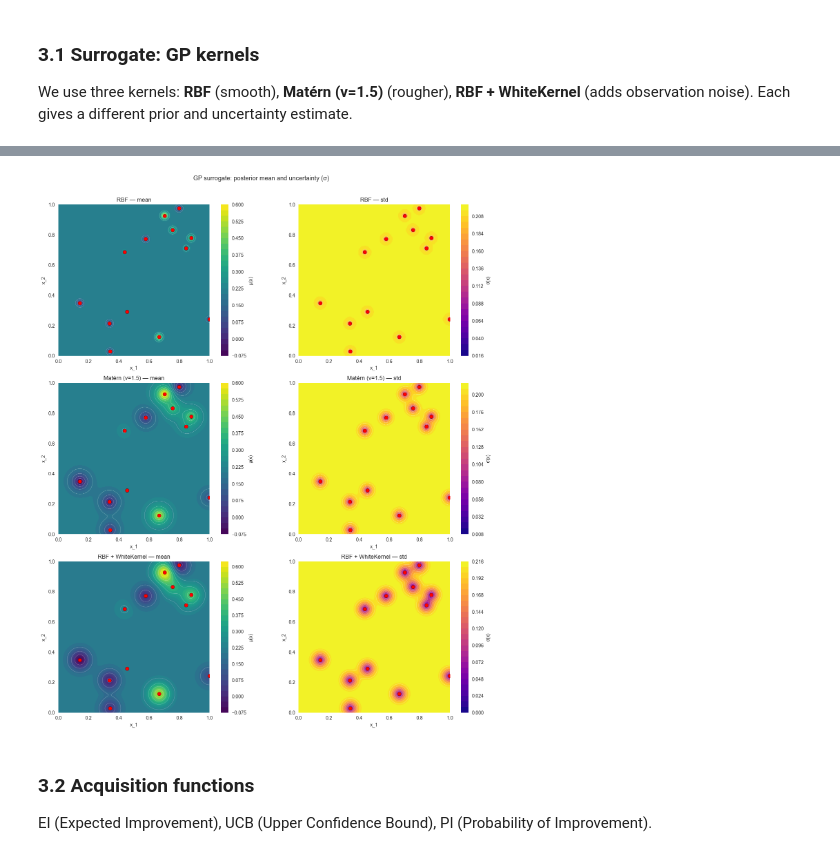
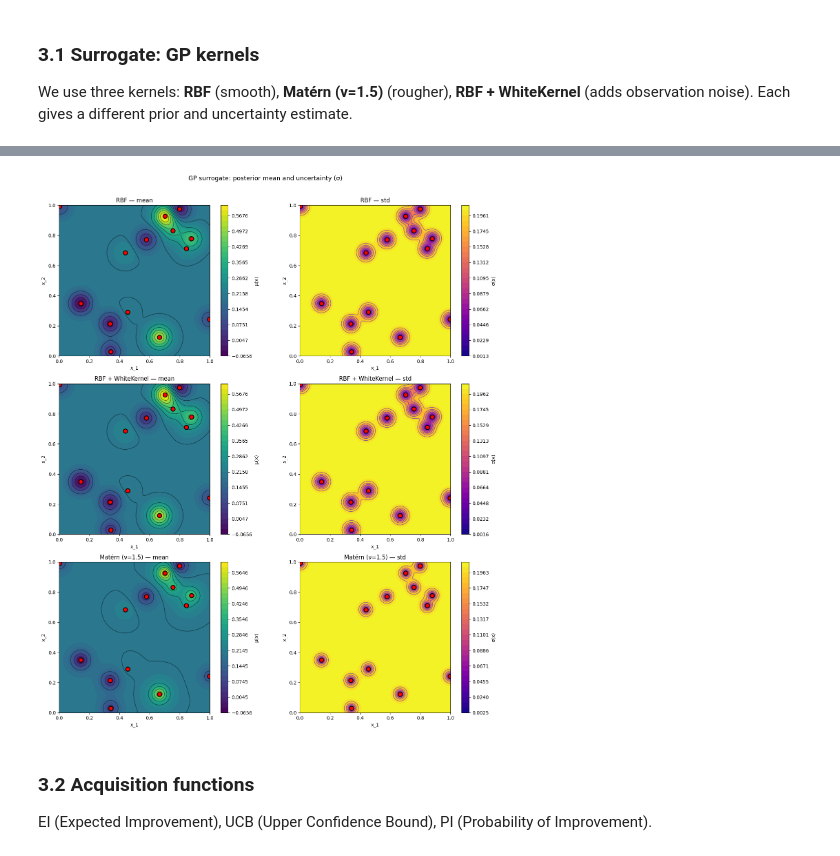
Before and after one commit to karefyllidis/black-box-optimization, a Jupyter notebook: notebooks/function_2_Mystery-ML-Model.ipynb, the cells around one changed output, grey strips where cells are left out. Cells and saved outputs as stored; diff of their text form; code cells hidden in the pictures.

```diff
--- a/notebooks/function_2_Mystery-ML-Model.ipynb
+++ b/notebooks/function_2_Mystery-ML-Model.ipynb
@@ -22,7 +22,6 @@ from pathlib import Path
 from scipy.stats import norm
 import matplotlib.pyplot as plt
 from matplotlib import cm
-plt.style.use("seaborn-v0_8")
 
 # ==== Project path + internal utilities ====
 repo_root = Path.cwd() if (Path.cwd() / "src").exists() else Path.cwd().parent
@@ -223,15 +245,19 @@ We use three kernels: **RBF** (smooth), **Matérn (ν=1.5)** (rougher), **RBF +
 # %%
 # ==== Build and fit three GP kernels on (X, y) ====
 # RBF: smooth isotropic  |  Matern: rougher  |  RBF+White: with explicit noise
-kernel_RBF       = ConstantKernel(CONSTANT_KERNEL_SCALE) * RBF(length_scale=LENGTH_SCALE, length_scale_bounds=(1e-3, 100))
-kernel_Matern    = ConstantKernel(CONSTANT_KERNEL_SCALE) * Matern(length_scale=LENGTH_SCALE, nu=MATERN_NU, length_scale_bounds=(1e-3, 100))
-kernel_RBF_noise = ConstantKernel(CONSTANT_KERNEL_SCALE) * RBF(length_scale=LENGTH_SCALE, length_scale_bounds=(1e-3, 100)) + WhiteKernel(noise_level=WHITE_NOISE_LEVEL)
+# OPTIMIZE_KERNEL=False → fixed hyperparameters (optimizer=None); True → MLE with 5 restarts.
+_gp_optimizer = None if not OPTIMIZE_KERNEL else 'fmin_l_bfgs_b'
+_gp_n_restarts = N_RESTARTS_KERNEL if OPTIMIZE_KERNEL else 0
+kernel_RBF       = ConstantKernel(CONSTANT_KERNEL_SCALE, constant_value_bounds=CONSTANT_SCALE_BOUNDS) * RBF(length_scale=LENGTH_SCALE, length_scale_bounds=LENGTH_SCALE_BOUNDS)
+kernel_Matern    = ConstantKernel(CONSTANT_KERNEL_SCALE, constant_value_bounds=CONSTANT_SCALE_BOUNDS) * Matern(length_scale=LENGTH_SCALE, nu=MATERN_NU, length_scale_bounds=LENGTH_SCALE_BOUNDS)
+kernel_RBF_noise = ConstantKernel(CONSTANT_KERNEL_SCALE, constant_value_bounds=CONSTANT_SCALE_BOUNDS) * RBF(length_scale=LENGTH_SCALE, length_scale_bounds=LENGTH_SCALE_BOUNDS) + WhiteKernel(noise_level=WHITE_NOISE_LEVEL, noise_level_bounds=WHITE_NOISE_BOUNDS)
 
-gp_RBF       = GaussianProcessRegressor(kernel=kernel_RBF,       alpha=GP_ALPHA, n_restarts_optimizer=5, normalize_y=True)
-gp_Matern    = GaussianProcessRegressor(kernel=kernel_Matern,    alpha=GP_ALPHA, n_restarts_optimizer=5, normalize_y=True)
-gp_RBF_noise = GaussianProcessRegressor(kernel=kernel_RBF_noise, alpha=GP_ALPHA, n_restarts_optimizer=5, normalize_y=True)
+gp_RBF       = GaussianProcessRegressor(kernel=kernel_RBF,       alpha=GP_ALPHA, optimizer=_gp_optimizer, n_restarts_optimizer=_gp_n_restarts, normalize_y=True)
+gp_Matern    = GaussianProcessRegressor(kernel=kernel_Matern,    alpha=GP_ALPHA, optimizer=_gp_optimizer, n_restarts_optimizer=_gp_n_restarts, normalize_y=True)
+gp_RBF_noise = GaussianProcessRegressor(kernel=kernel_RBF_noise, alpha=GP_ALPHA, optimizer=_gp_optimizer, n_restarts_optimizer=_gp_n_restarts, normalize_y=True)
 
 gp_RBF.fit(X, y); gp_Matern.fit(X, y); gp_RBF_noise.fit(X, y)
+print(f"Kernel hyperparameters: {'optimized (MLE)' if OPTIMIZE_KERNEL else 'fixed (no optimization)'}")
 
 # Posterior μ and σ on the visualization grid (reshaped for contour plots)
 mu_gp_RBF,       sigma_gp_RBF       = gp_RBF.predict(grid_pts,        return_std=True)
@@ -288,45 +370,52 @@ Auto-selected kernel: RBF + WhiteKernel
 # GP posterior: mean (left) and std (right) for each kernel — shared colour scale per column
 kernels_info = [
     (mu_gp_RBF,       sigma_gp_RBF,       "RBF"),
+    (mu_gp_RBF_noise, sigma_gp_RBF_noise, "RBF + WhiteKernel"),
     (mu_gp_Matern,    sigma_gp_Matern,    "Matérn (ν=1.5)"),
-    (mu_gp_RBF_noise, sigma_gp_RBF_noise, "RBF + WhiteKernel"),
 ]
 
 fig, axes = plt.subplots(3, 2, figsize=(14, 16))
 for i, (mu, sig, name) in enumerate(kernels_info):
     ax_mu, ax_sig = axes[i, 0], axes[i, 1]
+    # Data-driven levels so small variation is visible (avoids single-colour when RBF is nearly flat)
+    _mu_min, _mu_max = np.nanmin(mu), np.nanmax(mu)
+    _sig_min, _sig_max = np.nanmin(sig), np.nanmax(sig)
+    if _mu_max <= _mu_min: _mu_max = _mu_min + 1e-10
+    if _sig_max <= _sig_min: _sig_max = _sig_min + 1e-10
+    levels_mu = np.linspace(_mu_min, _mu_max, CONTOURF_LEVELS)
+    levels_sig = np.linspace(_sig_min, _sig_max, CONTOURF_LEVELS)
 
     # Mean panel
-    cf1 = ax_mu.contourf(X1g, X2g, mu, levels=30, cmap="viridis")
-    ax_mu.contour(X1g, X2g, mu, levels=10, colors="white", linewidths=0.4, alpha=0.5)
+    cf1 = ax_mu.contourf(X1g, X2g, mu, levels=levels_mu, cmap="viridis")
+    ax_mu.contour(X1g, X2g, mu, levels=np.linspace(_mu_min, _mu_max, CONTOUR_LINE_LEVELS), colors="k", linewidths=CONTOUR_LINEWIDTH, alpha=CONTOUR_ALPHA, linestyles=CONTOUR_LINESTYLE)
     plt.colorbar(cf1, ax=ax_mu).set_label("μ(x)", fontsize=10)
-    ax_mu.scatter(X[:, 0], X[:, 1], c="red", s=60, edgecolors="k", zorder=5)
+    ax_mu.scatter(X[:, 0], X[:, 1], c="red", s=80, edgecolors="k", zorder=2, linewidths=1.5)
     ax_mu.set_xlabel("x_1", fontsize=10); ax_mu.set_ylabel("x_2", fontsize=10)
     ax_mu.set_title(f"{name} — mean", fontsize=12)
     ax_mu.set_aspect("equal")
 
     # Std panel
-    cf2 = ax_sig.contourf(X1g, X2g, sig, levels=30, cmap="plasma")
-    ax_sig.contour(X1g, X2g, sig, levels=10, colors="white", linewidths=0.4, alpha=0.5)
+    cf2 = ax_sig.contourf(X1g, X2g, sig, levels=levels_sig, cmap="plasma")
+    ax_sig.contour(X1g, X2g, sig, levels=np.linspace(_sig_min, _sig_max, CONTOUR_LINE_LEVELS), colors="b", linewidths=CONTOUR_LINEWIDTH, alpha=CONTOUR_ALPHA, linestyles=CONTOUR_LINESTYLE)
     plt.colorbar(cf2, ax=ax_sig).set_label("σ(x)", fontsize=10)
-    ax_sig.scatter(X[:, 0], X[:, 1], c="red", s=60, edgecolors="k", zorder=5)
+    ax_sig.scatter(X[:, 0], X[:, 1], c="red", s=80, edgecolors="k", zorder=2, linewidths=1.5)
     ax_sig.set_xlabel("x_1", fontsize=10); ax_sig.set_ylabel("x_2", fontsize=10)
     ax_sig.set_title(f"{name} — std", fontsize=12)
     ax_sig.set_aspect("equal")
 
 plt.suptitle("GP surrogate: posterior mean and uncertainty (σ)", fontsize=13, y=1.01)
 plt.tight_layout()
 if IF_EXPORT_PLOT:
     out_dir = PLOT_EXPORT_DIR
     assert_not_under_initial_data(out_dir, project_root=repo_root)
     out_dir.mkdir(parents=True, exist_ok=True)
     out_path = out_dir / "function_2_gp_three_kernels.png"
     fig.savefig(out_path, dpi=150, format="png", bbox_inches="tight")
     print("Plot saved to", out_path)
 if IF_SHOW_PLOT:
     plt.show()
 # %% [output]
-[figure, old version]
+[figure, new version]
 # %% [markdown]
 ### 3.2 Acquisition functions
 
```
Also changed, not shown: parts of 17 cells of this notebook, 1 other file.
